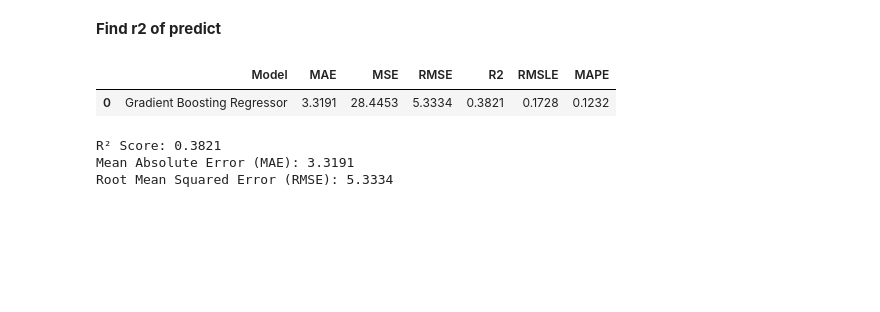
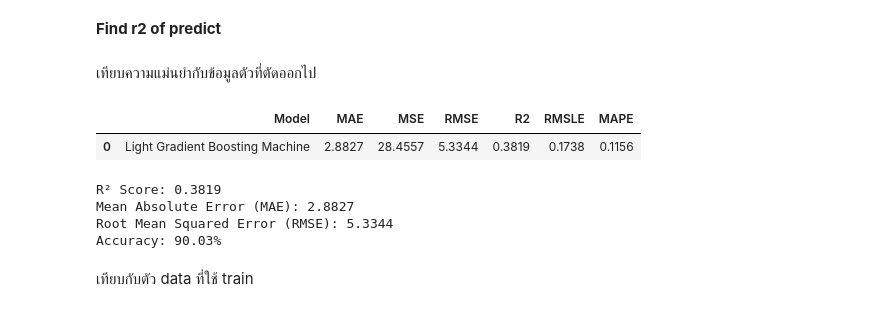
Before and after one commit to Masahiro-No/pm_2_5_project, a Jupyter notebook: test_regression2.ipynb, the cells around one changed output. Drawn from its saved outputs; the diff is of its cells as text; code cells hidden in the pictures; blank space fills up the shorter version.

Commit message:
almost complete ; make test_regression2 can predict 7 day by hour data

```diff
--- a/test_regression2.ipynb
+++ b/test_regression2.ipynb
@@ -6,5 +6,8 @@ from pycaret.regression import *
 # Load your dataset
 df = pd.read_csv("data_preprocess\export-pm25_eng-1h.csv", parse_dates=["timestamp"], index_col="timestamp")
 df = df.sort_values(by="timestamp")
+df['dayofweek'] = df.index.dayofweek
+df['month'] = df.index.month
+df['day'] = df.index.day
 df.head()
 # %% [output]
@@ -52,0 +50,5 @@ sns.boxplot(df["pm_2_5"])  # Check for outliers
+# %%
+compare_data = df[-7:]  # Last 7 known values
+compare_data
+df = df[:-7]
+compare_data
@@ -349,29 +437,39 @@ print(future_df)
 # %% [markdown]
 **Find r2 of predict**
+# %% [markdown]
+เทียบความแม่นยำกับข้อมูลตัวที่ตัดออกไป
 # %%
 from pycaret.regression import *
 from sklearn.metrics import r2_score, mean_absolute_error, mean_squared_error
 import numpy as np
 
 # Predict on the test set
-test_predictions = predict_model(best_model, data=df[-7:])  # Last 7 known values
+test_predictions = predict_model(best_model, data=compare_data)  # Last 7 known values
 
 # Extract actual values and predicted values
-y_true = df["pm_2_5"][-7:].values
+y_true = compare_data["pm_2_5"].values
 y_pred = test_predictions["prediction_label"].values  # "prediction_label" contains predictions
 
 # Calculate Regression Metrics
 r2 = r2_score(y_true, y_pred)
 mae = mean_absolute_error(y_true, y_pred)
 rmse = np.sqrt(mean_squared_error(y_true, y_pred))
 
+# Calculate Accuracy as (1 - (MAE / mean_actual)) * 100
+mean_actual = np.mean(y_true)  # Mean of actual values
+accuracy = (1 - (mae / mean_actual)) * 100  # Accuracy in percentage
+
 # Print Results
 print(f"R² Score: {r2:.4f}")  # Closer to 1 is better
 print(f"Mean Absolute Error (MAE): {mae:.4f}")  # Lower is better
 print(f"Root Mean Squared Error (RMSE): {rmse:.4f}")  # Lower is better
+print(f"Accuracy: {accuracy:.2f}%")  # Accuracy percentage
 # %% [output]
 |  | Model | MAE | MSE | RMSE | R2 | RMSLE | MAPE |
-| 0 | Gradient Boosting Regressor | 3.3191 | 28.4453 | 5.3334 | 0.3821 | 0.1728 | 0.1232 |
+| 0 | Light Gradient Boosting Machine | 2.8827 | 28.4557 | 5.3344 | 0.3819 | 0.1738 | 0.1156 |
-R² Score: 0.3821
-Mean Absolute Error (MAE): 3.3191
-Root Mean Squared Error (RMSE): 5.3334
+R² Score: 0.3819
+Mean Absolute Error (MAE): 2.8827
+Root Mean Squared Error (RMSE): 5.3344
+Accuracy: 90.03%
+# %% [markdown]
+เทียบกับตัว data ที่ใช้ train
```
Also changed, not shown: parts of 27 cells of this notebook, 4 other files.
